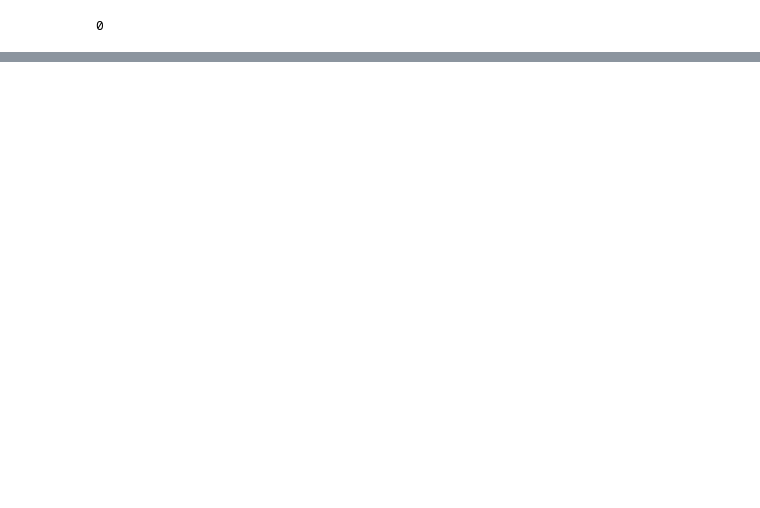
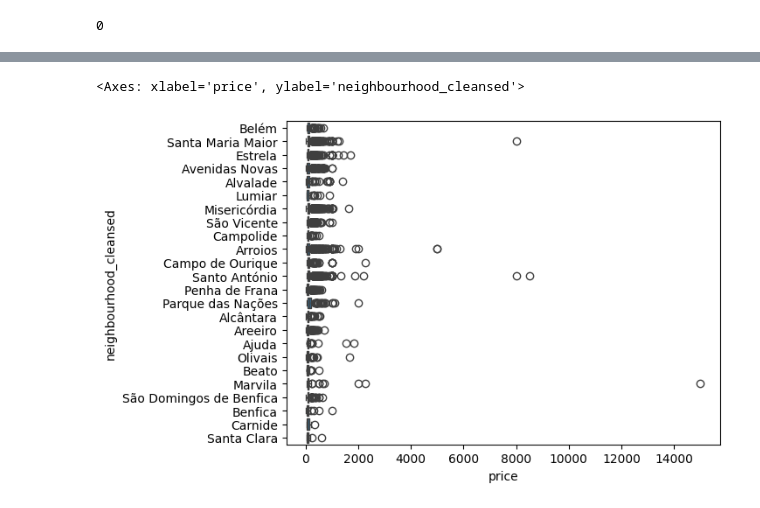
Before and after one commit to martacrf/airbnb, a Jupyter notebook: airbnbLisbon.ipynb, the cells around one changed output, grey strips where cells are left out. Drawn from its saved outputs; the diff is of its cells as text; code cells hidden in the pictures; blank space fills up the shorter version.

```diff
--- a/airbnbLisbon.ipynb
+++ b/airbnbLisbon.ipynb
@@ -237,0 +337,3 @@ listings.duplicated().sum()
+# %%
+listings = listings[listings['neighbourhood_group_cleansed'] == 'Lisboa']
+listings['neighbourhood_group_cleansed'].unique()
@@ -237,0 +344,7 @@ listings.duplicated().sum()
+# %%
+#This is to avoid the "future error warning" it was given when changing wrong neigbourhoods names in the respective columns
+listings['neighbourhood_group_cleansed'] = listings['neighbourhood_group_cleansed'].astype(str)
+listings['neighbourhood_cleansed'] = listings['neighbourhood_cleansed'].astype(str)
+# %%
+#reset index
+listings.reset_index(drop=True, inplace=True)
@@ -237,0 +375,15 @@ listings.duplicated().sum()
+# %%
+# Correct the names of the neighbourhood
+
+listings.loc[listings['neighbourhood_cleansed'] == 'Misericrdia', 'neighbourhood_cleansed'] = 'Misericórdia'
+listings.loc[listings['neighbourhood_cleansed'] == 'Santo Antnio', 'neighbourhood_cleansed'] = 'Santo António'
+listings.loc[listings['neighbourhood_cleansed'] == 'So Vicente', 'neighbourhood_cleansed'] = 'São Vicente'
+listings.loc[listings['neighbourhood_cleansed'] == 'Parque das Naes', 'neighbourhood_cleansed'] = 'Parque das Nações'
+listings.loc[listings['neighbourhood_cleansed'] == 'Belm', 'neighbourhood_cleansed'] = 'Belém'
+listings.loc[listings['neighbourhood_cleansed'] == 'Alcntara', 'neighbourhood_cleansed'] = 'Alcântara'
+listings.loc[listings['neighbourhood_cleansed'] == 'So Domingos de Benfica', 'neighbourhood_cleansed'] = 'São Domingos de Benfica'
+
+
+#reset index
+listings.reset_index(drop=True, inplace=True)
+listings['neighbourhood_cleansed'].value_counts()
@@ -237,0 +460,9 @@ listings.duplicated().sum()
+# %%
+sns.boxplot(
+    listings,
+    x = "price",
+    y ="neighbourhood_cleansed",
+)
+# %% [output]
+<Axes: xlabel='price', ylabel='neighbourhood_cleansed'>
+[figure, added]
```
Also changed, not shown: parts of 31 cells of this notebook, 1 other file.
